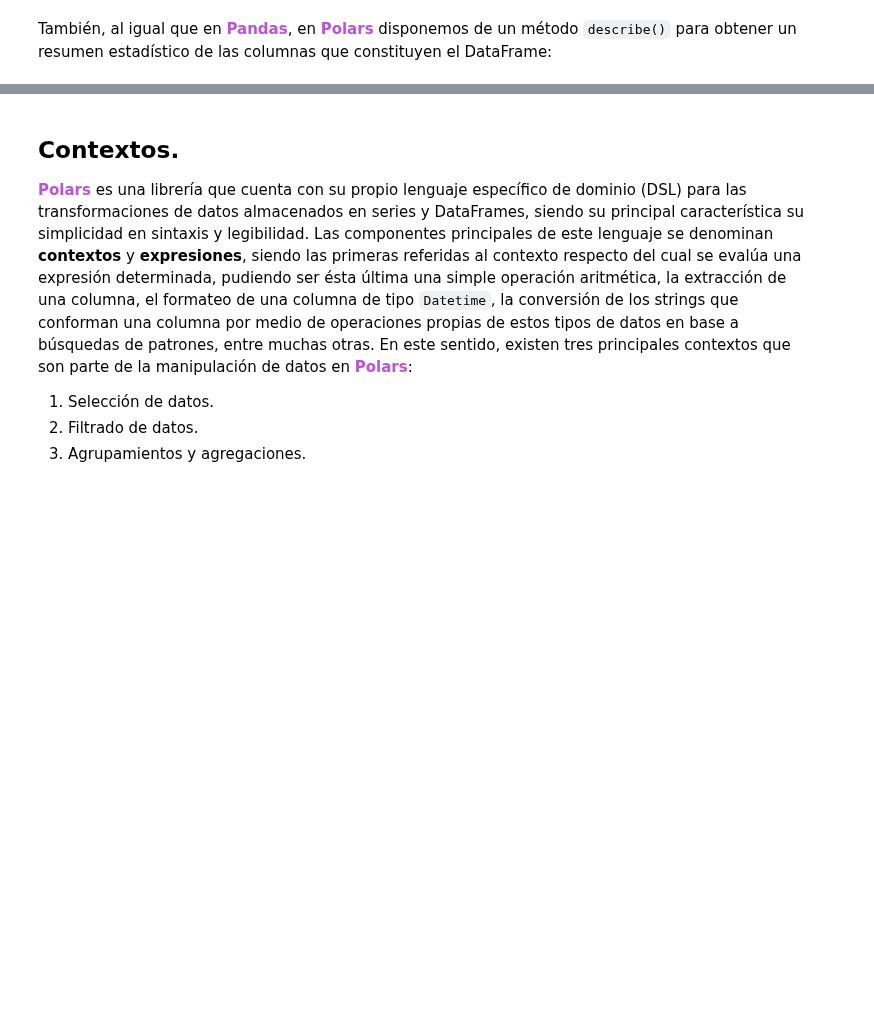
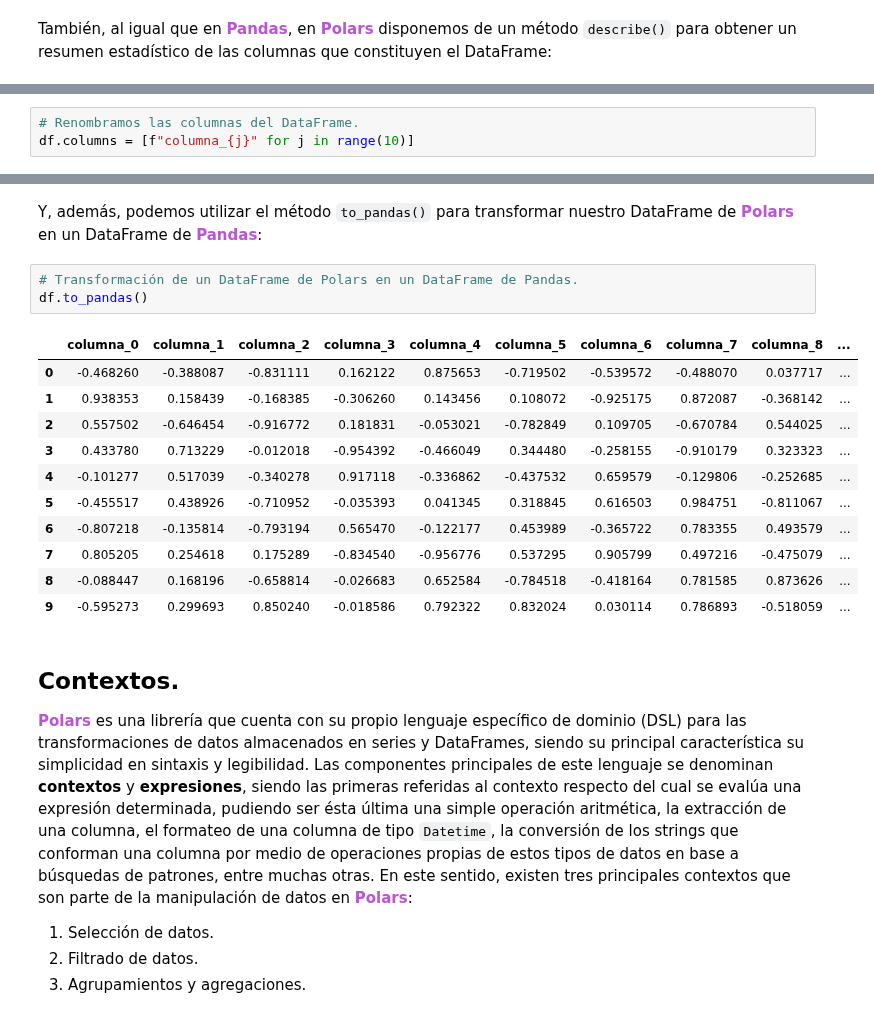
Before and after one commit to rquezadac/udd_data_analytics_lectures, a Jupyter notebook: Sección 5 - Introducción a Polars/clase_5_1.ipynb, the cells around one changed output, grey strips where cells are left out. Cells and saved outputs as stored; diff of their text form; blank space fills up the shorter version.

Commit message:
polars data manipulation first commit

```diff
--- a/Sección 5 - Introducción a Polars/clase_5_1.ipynb
+++ b/Sección 5 - Introducción a Polars/clase_5_1.ipynb
@@ -584,0 +603,3 @@ shape: (9, 11)
+# %%
+# Renombramos las columnas del DataFrame.
+df.columns = [f"columna_{j}" for j in range(10)]
@@ -585,3 +668,20 @@ shape: (9, 11)
+# %% [markdown]
+Y, además, podemos utilizar el método `to_pandas()` para transformar nuestro DataFrame de **<font color="mediumorchid">Polars</font>** en un DataFrame de **<font color="mediumorchid">Pandas</font>**:
+# %%
+# Transformación de un DataFrame de Polars en un DataFrame de Pandas.
+df.to_pandas()
+# %% [output]
+|  | columna_0 | columna_1 | columna_2 | columna_3 | columna_4 | columna_5 | columna_6 | columna_7 | columna_8 | ... |
+| 0 | -0.468260 | -0.388087 | -0.831111 | 0.162122 | 0.875653 | -0.719502 | -0.539572 | -0.488070 | 0.037717 | ... |
+| 1 | 0.938353 | 0.158439 | -0.168385 | -0.306260 | 0.143456 | 0.108072 | -0.925175 | 0.872087 | -0.368142 | ... |
+| 2 | 0.557502 | -0.646454 | -0.916772 | 0.181831 | -0.053021 | -0.782849 | 0.109705 | -0.670784 | 0.544025 | ... |
+| 3 | 0.433780 | 0.713229 | -0.012018 | -0.954392 | -0.466049 | 0.344480 | -0.258155 | -0.910179 | 0.323323 | ... |
+| 4 | -0.101277 | 0.517039 | -0.340278 | 0.917118 | -0.336862 | -0.437532 | 0.659579 | -0.129806 | -0.252685 | ... |
+| 5 | -0.455517 | 0.438926 | -0.710952 | -0.035393 | 0.041345 | 0.318845 | 0.616503 | 0.984751 | -0.811067 | ... |
+| 6 | -0.807218 | -0.135814 | -0.793194 | 0.565470 | -0.122177 | 0.453989 | -0.365722 | 0.783355 | 0.493579 | ... |
+| 7 | 0.805205 | 0.254618 | 0.175289 | -0.834540 | -0.956776 | 0.537295 | 0.905799 | 0.497216 | -0.475079 | ... |
+| 8 | -0.088447 | 0.168196 | -0.658814 | -0.026683 | 0.652584 | -0.784518 | -0.418164 | 0.781585 | 0.873626 | ... |
+| 9 | -0.595273 | 0.299693 | 0.850240 | -0.018586 | 0.792322 | 0.832024 | 0.030114 | 0.786893 | -0.518059 | ... |
 # %% [markdown]
 ## Contextos.
 **<font color="mediumorchid">Polars</font>** es una librería que cuenta con su propio lenguaje específico de dominio (DSL) para las transformaciones de datos almacenados en series y DataFrames, siendo su principal característica su simplicidad en sintaxis y legibilidad. Las componentes principales de este lenguaje se denominan **contextos** y **expresiones**, siendo las primeras referidas al contexto respecto del cual se evalúa una expresión determinada, pudiendo ser ésta última una simple operación aritmética, la extracción de una columna, el formateo de una columna de tipo `Datetime`, la conversión de los strings que conforman una columna por medio de operaciones propias de estos tipos de datos en base a búsquedas de patrones, entre muchas otras. En este sentido, existen tres principales contextos que son parte de la manipulación de datos en **<font color="mediumorchid">Polars</font>**:
```
Also changed, not shown: parts of 25 cells of this notebook, 5 other files.
